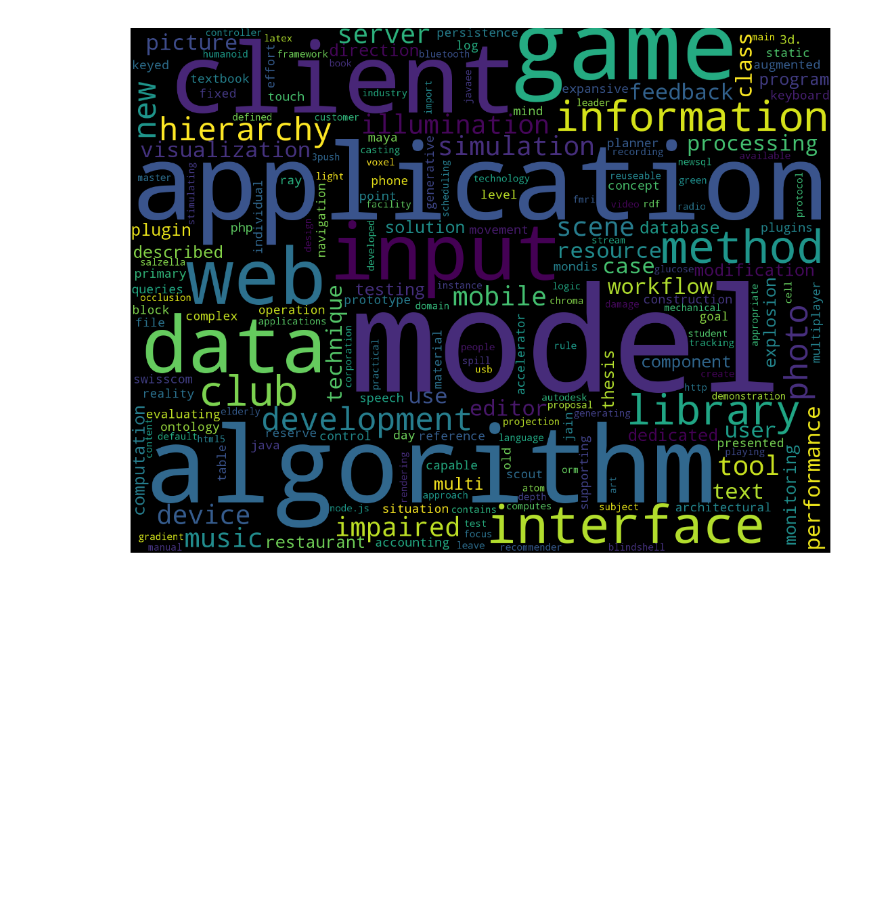
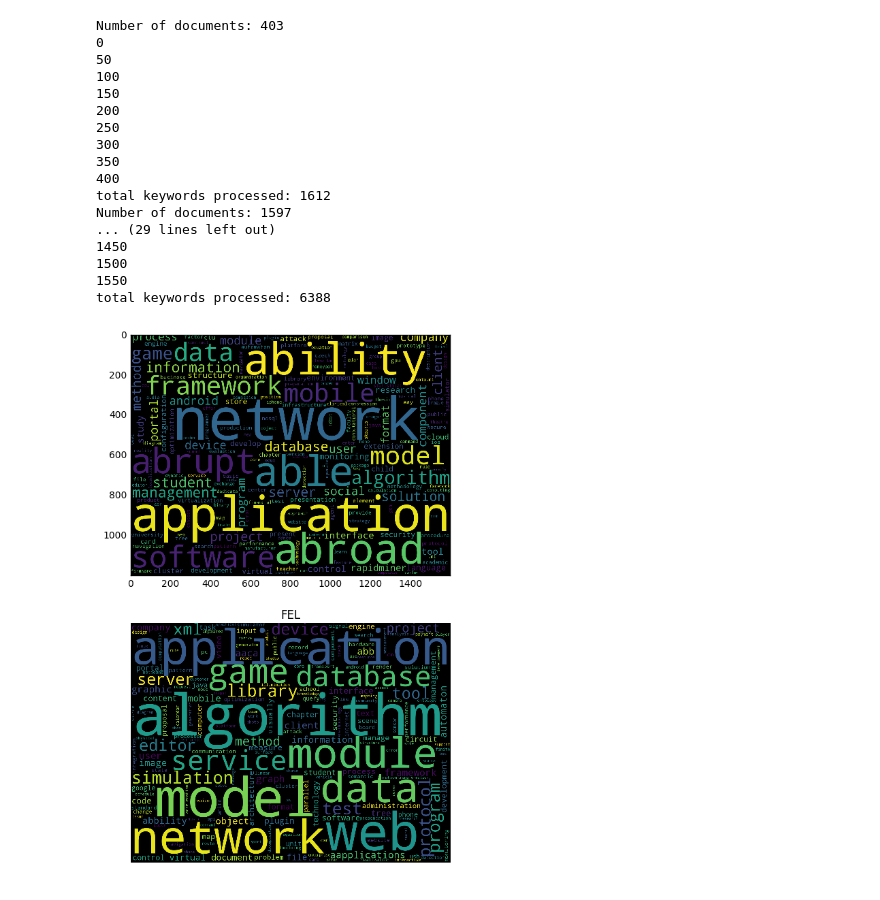
Before and after one commit to petrLorenc/Analysis-of-abstracts, a Jupyter notebook: tfidf2.ipynb, the cells around one changed output. Cells and saved outputs as stored; diff of their text form; code cells hidden in the pictures; blank space fills up the shorter version.

```diff
--- a/tfidf2.ipynb
+++ b/tfidf2.ipynb
@@ -1,4 +1,4 @@
 # %%
 import pickle
-abstracts = pickle.load(open("data/abstract.plk", "rb"))
+data = pickle.load(open("data/data.plk", "rb"))
 # %%
@@ -29,3 +45,12 @@ def get_lemma(doc):
+# %%
+def get_lemmatized_words(sentence):
+    _temp = []
+    tokens = nltk.word_tokenize(sentence)
+
+    for word, token in nltk.pos_tag(tokens):
+        if word.strip().lower() not in stopwords.words('english') and word.strip().lower().isalpha() and len(word.strip().lower()) > 1:
+            _temp.append(wordnet_lemmatizer.lemmatize(word.strip().lower(), get_wordnet_pos(token)))
+    return _temp
 # %%
 import heapq
 import operator
@@ -33,12 +58,13 @@ from collections import Counter
 import numpy as np
 
 
-def build_tf_idf_extractor(nlp,data):
+def build_tf_idf_extractor(nlp, data,filter_predicate , keyword="abstrakt (anglicky)"):
+    data = [x for x in data if filter_predicate(x)]
     data_len = len(data)
     print("Number of documents:",data_len)
 
     # CountVectorizer(): Convert a collection of text documents to a matrix of token counts
-    cvec = CountVectorizer(stop_words='english', ngram_range=(1,1), lowercase=False,tokenizer=lambda key: get_lemma(nlp(data[key])))
+    cvec = CountVectorizer(stop_words='english', ngram_range=(1,1), lowercase=False,tokenizer=lambda key: get_lemmatized_words(data[key][keyword]))
 
     # transform(raw_documents): Transform documents to document-term matrix
     cvec_counts = cvec.fit_transform(list(range(0,data_len)))
@@ -51,7 +77,7 @@ def build_tf_idf_extractor(nlp,data):
     output = Counter()
     total_words_processed = 0
     for i in range(0, data_len):
-        if i % 50 == 0:
+        if i % 200 == 0:
             print (i)
         weights = transformed_weights.toarray()[i]
         five_keywords = heapq.nlargest(4, enumerate(weights), key=lambda x: x[1])
@@ -73,11 +162,41 @@ total keywords processed: 400
 # %%
 from wordcloud import WordCloud
 import matplotlib.pyplot as plt
 
-wordcloud = WordCloud(width=1600,height=1200).generate_from_frequencies(output)
-plt.figure(figsize=(20,10))
-plt.imshow(wordcloud, interpolation='bilinear')
+
+outputFit, keywordsFit = build_tf_idf_extractor(nlp,data[:2000], filter_predicate=(lambda x: len(x["katedra"]) <= 4))
+outputFel, keywordsFel = build_tf_idf_extractor(nlp,data[:2000], filter_predicate=(lambda x: len(x["katedra"]) > 4))
+
+wordcloudFit = WordCloud(width=1600,height=1200).generate_from_frequencies(outputFit)
+wordcloudFel = WordCloud(width=1600,height=1200).generate_from_frequencies(outputFel)
+
+
+plt.figure(1,figsize=(25,10))
+plt.subplot(211)
+plt.title("FIT")
+plt.imshow(wordcloudFit, interpolation='bilinear')
+
+plt.subplot(212)
+plt.title("FEL")
+plt.imshow(wordcloudFel, interpolation='bilinear')
 plt.axis("off")
 plt.show()
 # %% [output]
+Number of documents: 403
+0
+50
+100
+150
+200
+250
+300
+350
+400
+total keywords processed: 1612
+Number of documents: 1597
+... (29 lines left out)
+1450
+1500
+1550
+total keywords processed: 6388
-[figure, old version]
+[figure, new version]
```
Also changed, not shown: parts of 15 cells of this notebook, 2 other files.
